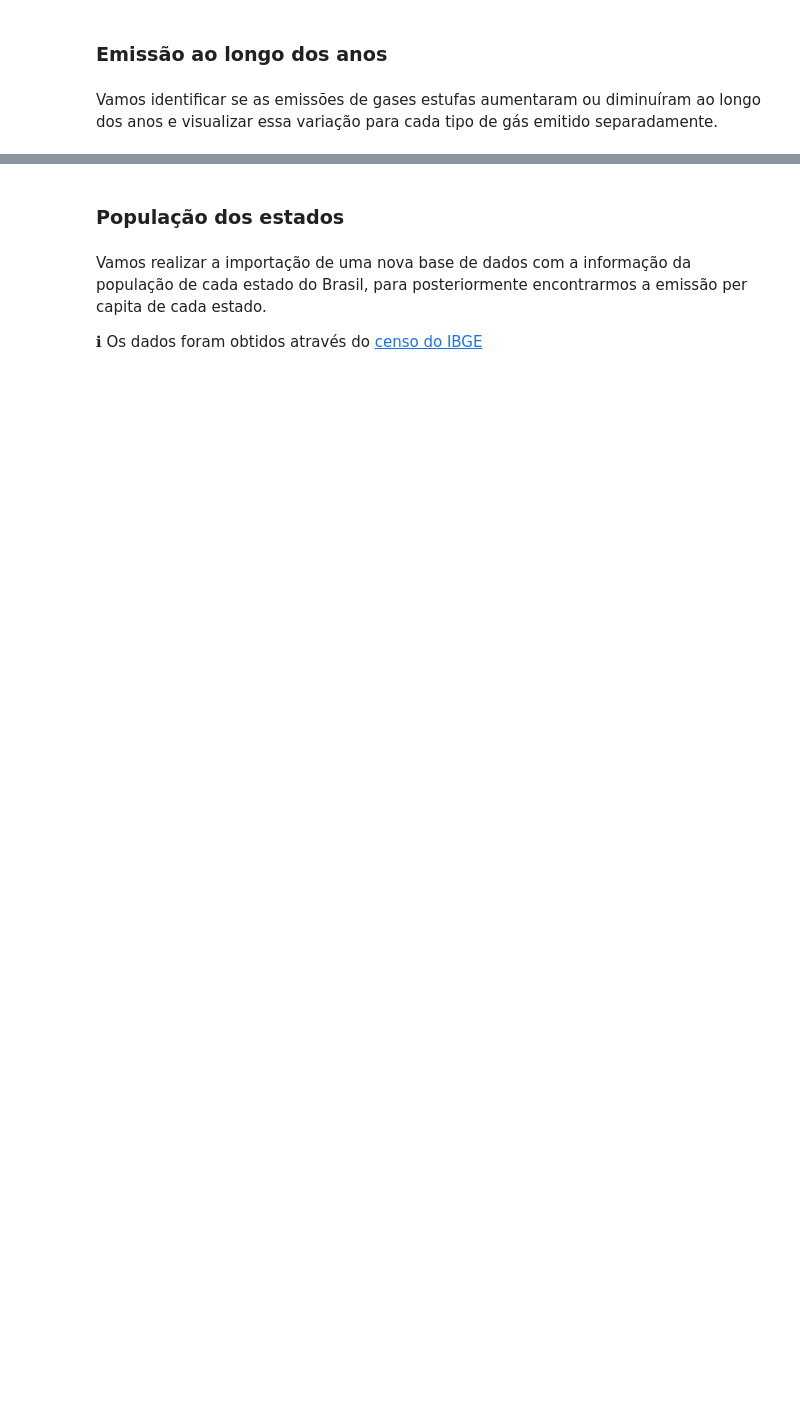
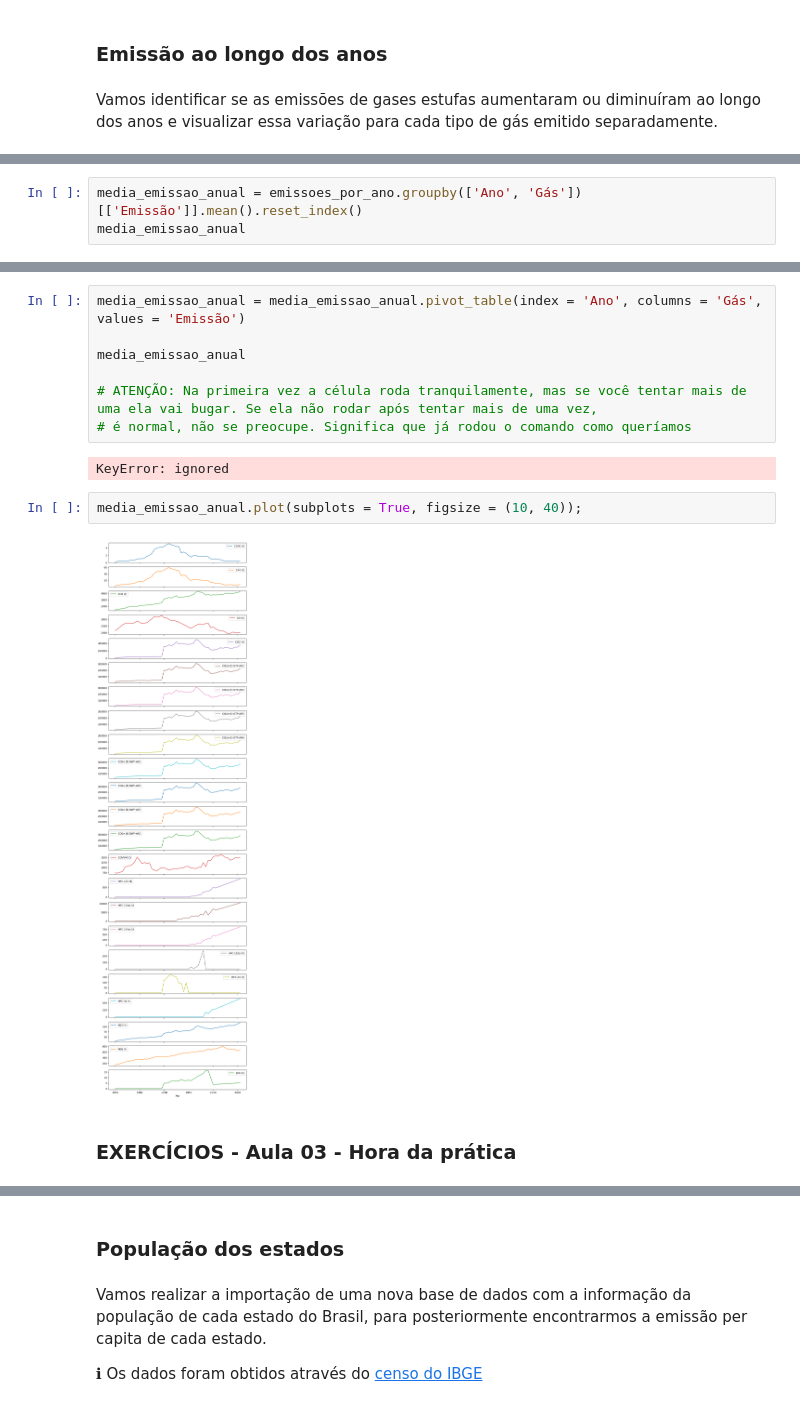
Before and after one commit to m-ipt/pandas-2, a Jupyter notebook: pandas_selecao_e_agrupamento.ipynb, the cells around one changed output, grey strips where cells are left out. Saved outputs shown, nothing was run; the diff lists cells and outputs as text; blank space fills up the shorter version.

```diff
--- a/pandas_selecao_e_agrupamento.ipynb
+++ b/pandas_selecao_e_agrupamento.ipynb
@@ -385,0 +671,3 @@ Vamos identificar se as emissões de gases estufas aumentaram ou diminuíram ao
+# %%
+media_emissao_anual = emissoes_por_ano.groupby(['Ano', 'Gás'])[['Emissão']].mean().reset_index()
+media_emissao_anual
@@ -385,0 +688,15 @@ Vamos identificar se as emissões de gases estufas aumentaram ou diminuíram ao
+# %%
+media_emissao_anual = media_emissao_anual.pivot_table(index = 'Ano', columns = 'Gás', values = 'Emissão')
+
+media_emissao_anual
+
+# ATENÇÃO: Na primeira vez a célula roda tranquilamente, mas se você tentar mais de uma ela vai bugar. Se ela não rodar após tentar mais de uma vez,
+# é normal, não se preocupe. Significa que já rodou o comando como queríamos
+# %% [output]
+KeyError: ignored
+# %%
+media_emissao_anual.plot(subplots = True, figsize = (10, 40));
+# %% [output]
+[figure, added]
+# %% [markdown]
+### EXERCÍCIOS - Aula 03 - Hora da prática
```
Also changed, not shown: parts of 66 cells of this notebook, 1 other file.
